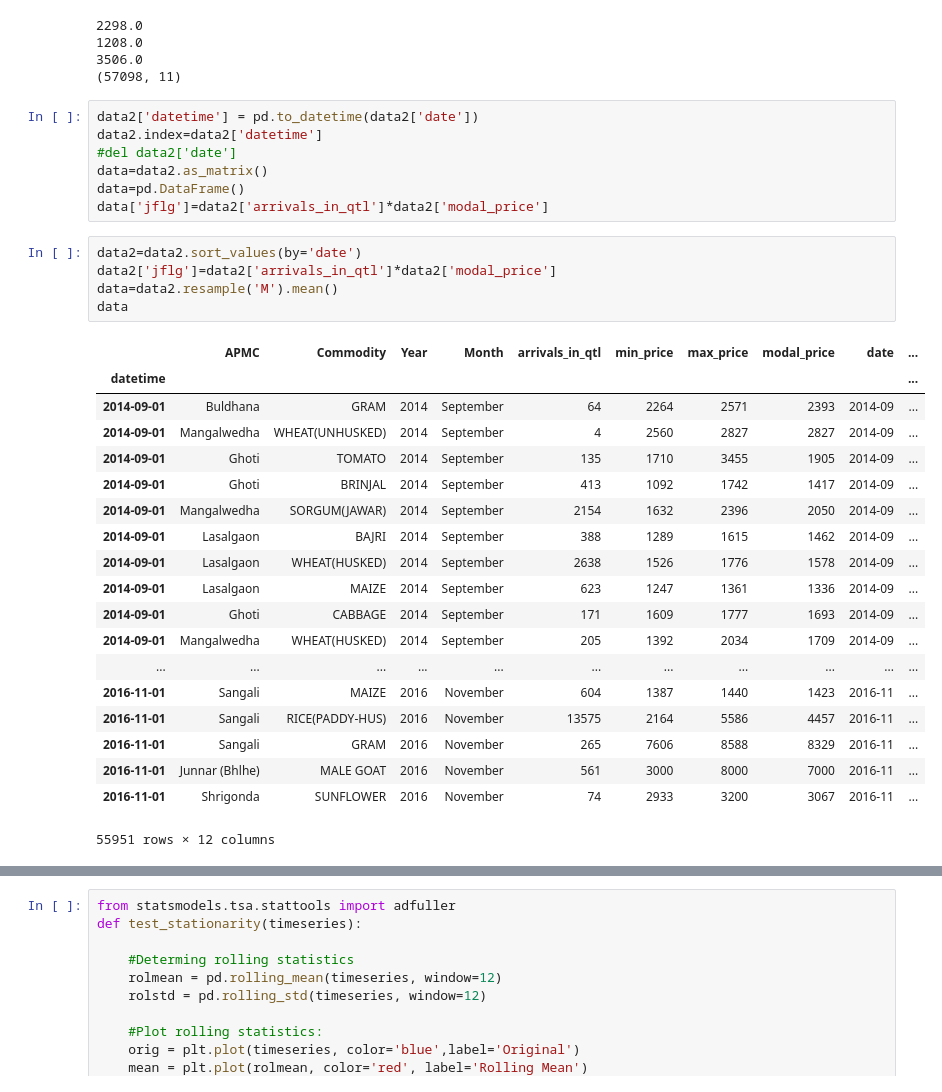
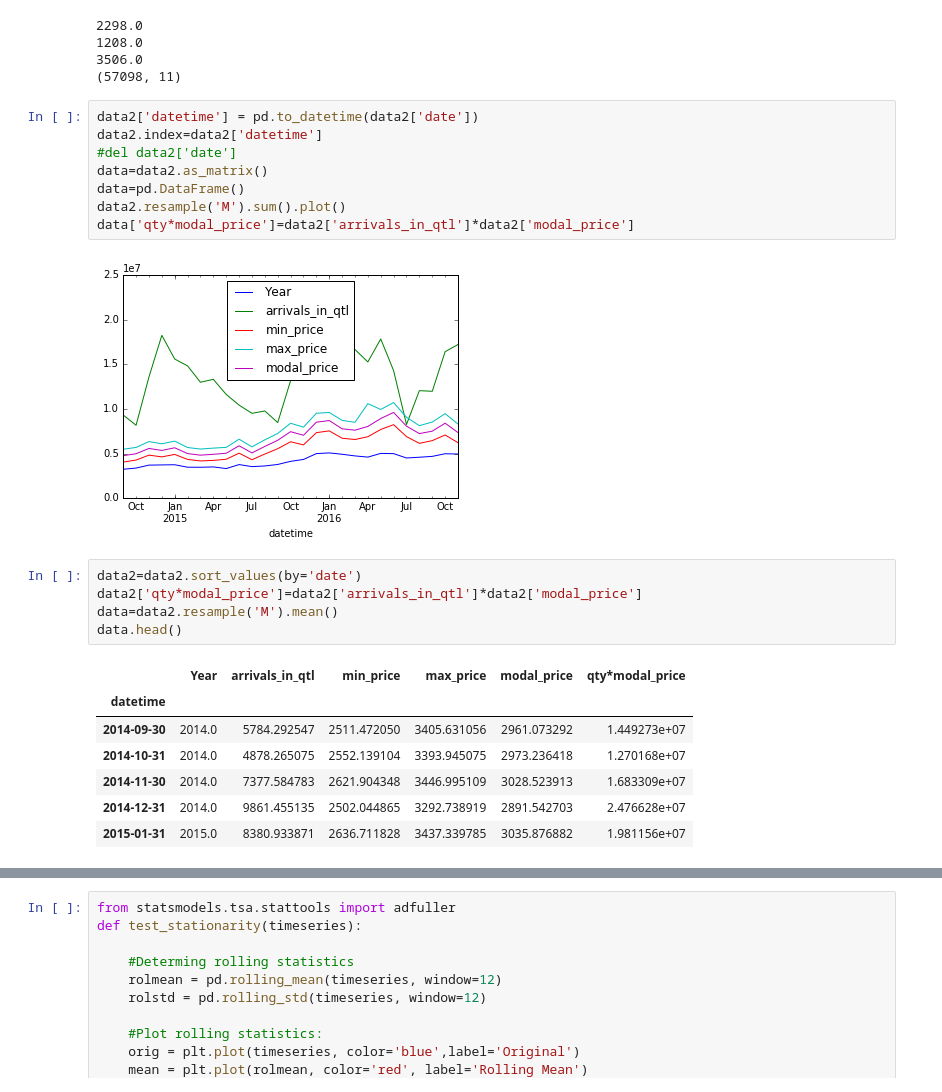
Before and after one commit to kushagragpt99/SocialCops, a Jupyter notebook: Untitled.ipynb, the cells around one changed output, grey strips where cells are left out. Saved outputs shown, nothing was run; the diff lists cells and outputs as text.

```diff
--- a/Untitled.ipynb
+++ b/Untitled.ipynb
@@ -190,30 +190,21 @@ data2.index=data2['datetime']
 #del data2['date']
 data=data2.as_matrix()
 data=pd.DataFrame()
-data['jflg']=data2['arrivals_in_qtl']*data2['modal_price']
+data2.resample('M').sum().plot()
+data['qty*modal_price']=data2['arrivals_in_qtl']*data2['modal_price']
+# %% [output]
+[figure, added]
 # %%
 data2=data2.sort_values(by='date')
-data2['jflg']=data2['arrivals_in_qtl']*data2['modal_price']
+data2['qty*modal_price']=data2['arrivals_in_qtl']*data2['modal_price']
 data=data2.resample('M').mean()
-data
+data.head()
 # %% [output]
-|  | APMC | Commodity | Year | Month | arrivals_in_qtl | min_price | max_price | modal_price | date | ... |
-| datetime |  |  |  |  |  |  |  |  |  | ... |
-| 2014-09-01 | Buldhana | GRAM | 2014 | September | 64 | 2264 | 2571 | 2393 | 2014-09 | ... |
-| 2014-09-01 | Mangalwedha | WHEAT(UNHUSKED) | 2014 | September | 4 | 2560 | 2827 | 2827 | 2014-09 | ... |
-| 2014-09-01 | Ghoti | TOMATO | 2014 | September | 135 | 1710 | 3455 | 1905 | 2014-09 | ... |
-| 2014-09-01 | Ghoti | BRINJAL | 2014 | September | 413 | 1092 | 1742 | 1417 | 2014-09 | ... |
-| 2014-09-01 | Mangalwedha | SORGUM(JAWAR) | 2014 | September | 2154 | 1632 | 2396 | 2050 | 2014-09 | ... |
-| 2014-09-01 | Lasalgaon | BAJRI | 2014 | September | 388 | 1289 | 1615 | 1462 | 2014-09 | ... |
-| 2014-09-01 | Lasalgaon | WHEAT(HUSKED) | 2014 | September | 2638 | 1526 | 1776 | 1578 | 2014-09 | ... |
-| 2014-09-01 | Lasalgaon | MAIZE | 2014 | September | 623 | 1247 | 1361 | 1336 | 2014-09 | ... |
-| 2014-09-01 | Ghoti | CABBAGE | 2014 | September | 171 | 1609 | 1777 | 1693 | 2014-09 | ... |
-| 2014-09-01 | Mangalwedha | WHEAT(HUSKED) | 2014 | September | 205 | 1392 | 2034 | 1709 | 2014-09 | ... |
-| ... | ... | ... | ... | ... | ... | ... | ... | ... | ... | ... |
-| 2016-11-01 | Sangali | MAIZE | 2016 | November | 604 | 1387 | 1440 | 1423 | 2016-11 | ... |
-| 2016-11-01 | Sangali | RICE(PADDY-HUS) | 2016 | November | 13575 | 2164 | 5586 | 4457 | 2016-11 | ... |
-| 2016-11-01 | Sangali | GRAM | 2016 | November | 265 | 7606 | 8588 | 8329 | 2016-11 | ... |
-| 2016-11-01 | Junnar (Bhlhe) | MALE GOAT | 2016 | November | 561 | 3000 | 8000 | 7000 | 2016-11 | ... |
-| 2016-11-01 | Shrigonda | SUNFLOWER | 2016 | November | 74 | 2933 | 3200 | 3067 | 2016-11 | ... |
+|  | Year | arrivals_in_qtl | min_price | max_price | modal_price | qty*modal_price |
+| datetime |  |  |  |  |  |  |
+| 2014-09-30 | 2014.0 | 5784.292547 | 2511.472050 | 3405.631056 | 2961.073292 | 1.449273e+07 |
+| 2014-10-31 | 2014.0 | 4878.265075 | 2552.139104 | 3393.945075 | 2973.236418 | 1.270168e+07 |
+| 2014-11-30 | 2014.0 | 7377.584783 | 2621.904348 | 3446.995109 | 3028.523913 | 1.683309e+07 |
+| 2014-12-31 | 2014.0 | 9861.455135 | 2502.044865 | 3292.738919 | 2891.542703 | 2.476628e+07 |
+| 2015-01-31 | 2015.0 | 8380.933871 | 2636.711828 | 3437.339785 | 3035.876882 | 1.981156e+07 |
-55951 rows × 12 columns
 # %%
```
Also changed, not shown: parts of 33 cells of this notebook, 2 other files.
